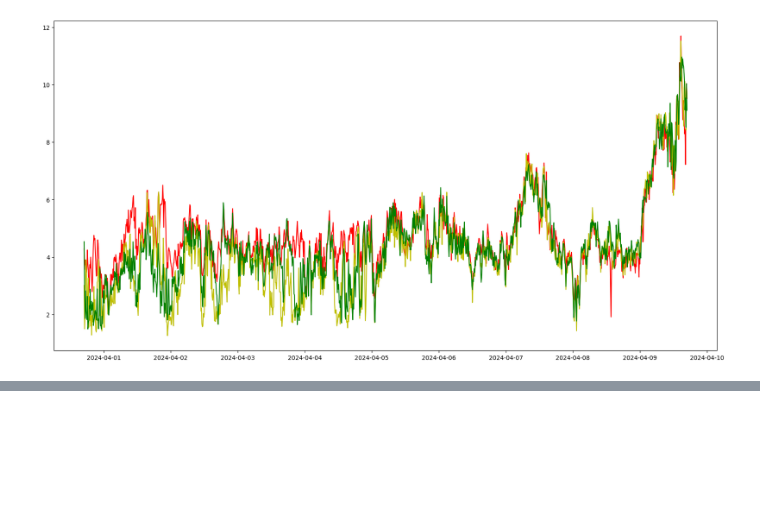
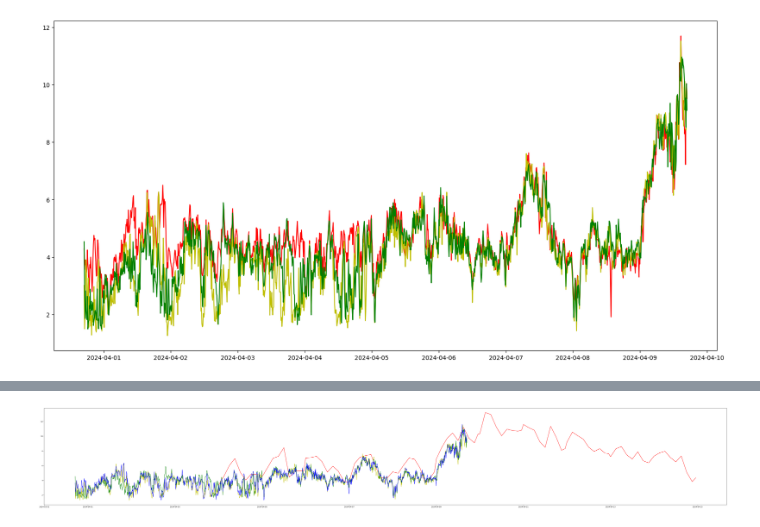
Before and after one commit to dungbachviet/windspeed-forecast-project, a Jupyter notebook: visualization.ipynb, the cells around one changed output, grey strips where cells are left out. Cells and saved outputs as stored; diff of their text form; code cells hidden in the pictures; blank space fills up the shorter version.

Commit message:
Compare glass api, meteo api with real data

```diff
--- a/visualization.ipynb
+++ b/visualization.ipynb
@@ -65,0 +68,6 @@ plt.show()
+# %%
+# LOAD FROM CSV TO PANDAS
+glass_wind_df = pd.read_csv('csv/glass_forecast_100m.csv')
+
+# SHOW DATA
+glass_wind_df.head(5)
@@ -65,0 +81,9 @@ plt.show()
+# %%
+# PREPROCESS: CONVERT DATETIME TYPE, TIMEZONE, NUMERIC TYPE
+
+# Convert to time field to datetime type
+glass_wind_df['time'] = pd.to_datetime(glass_wind_df['time'])
+
+# Convert some columns to numeric type
+numeric_columns = ['noaa', 'sg']
+glass_wind_df[numeric_columns] = glass_wind_df[numeric_columns].apply(pd.to_numeric, errors='coerce', axis=1)
@@ -65,0 +108,13 @@ plt.show()
+# %%
+# VISUALIZE REAL DATA OF WINDSPEED ON TUABINS
+
+plt.figure(1, figsize=(70, 10))
+# plt.plot(glass_wind_df["time"], glass_wind_df["noaa"], "r")
+plt.plot(glass_wind_df["time"], glass_wind_df["sg"], "r")
+
+plt.plot(real_wind_df["PCTimeStamp"], real_wind_df["HD02_Ambient WindSpeed Avg. (2)"], "y")
+plt.plot(real_wind_df["PCTimeStamp"], real_wind_df["HD03_Ambient WindSpeed Avg. (3)"], "g")
+plt.plot(real_wind_df["PCTimeStamp"], real_wind_df["HD04_Ambient WindSpeed Avg. (4)"], "b")
+plt.show()
+# %% [output]
+[figure, added]
```
Also changed, not shown: parts of 10 cells of this notebook, 2 other files.
